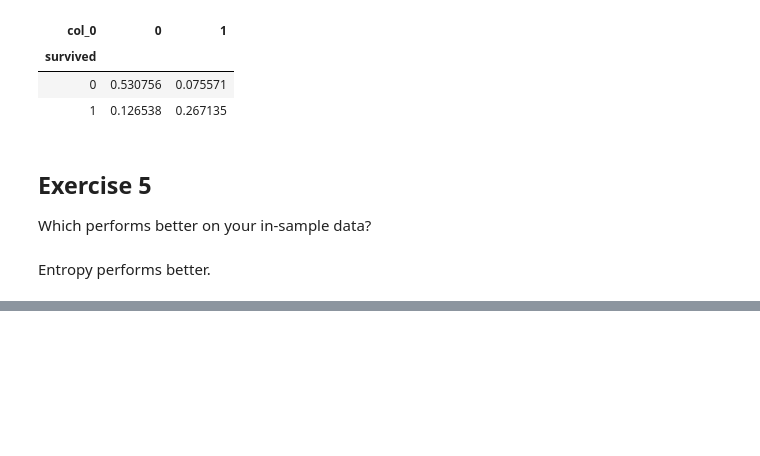
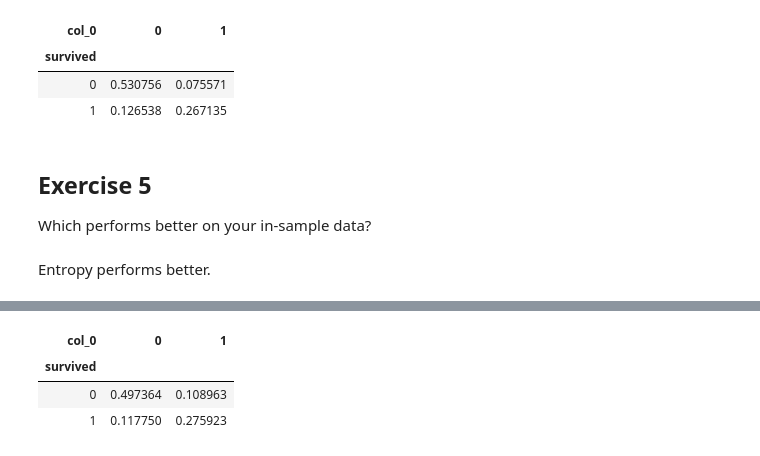
Before and after one commit to allenjiang666/ds-methodologies-exercises, a Jupyter notebook: classification/model.ipynb, the cells around one changed output, grey strips where cells are left out. Saved outputs shown, nothing was run; the diff lists cells and outputs as text; code cells hidden in the pictures; blank space fills up the shorter version.

```diff
--- a/classification/model.ipynb
+++ b/classification/model.ipynb
@@ -333,0 +371,7 @@ Entropy performs better.
+# %%
+pd.crosstab(y.survived, y_pred, normalize=True)
+# %% [output]
+| col_0 | 0 | 1 |
+| survived |  |  |
+| 0 | 0.497364 | 0.108963 |
+| 1 | 0.117750 | 0.275923 |
```
Also changed, not shown: parts of 18 cells of this notebook, 3 other files.
